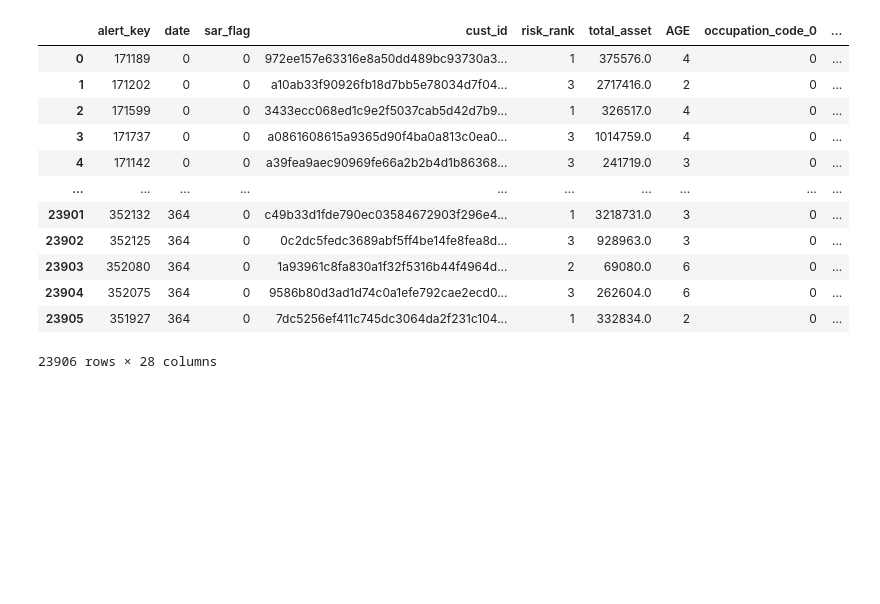
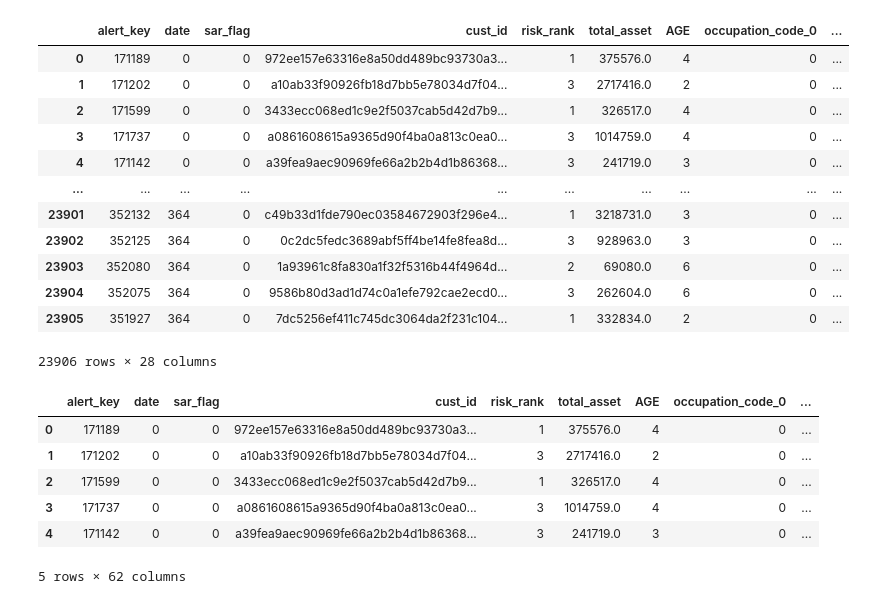
Before and after one commit to NTHU-Projects/dm-suspected-money-laundering-transactions-detection, a Jupyter notebook: experiment2_edwin/create_xdp.ipynb, the cells around one changed output. Saved outputs shown, nothing was run; the diff lists cells and outputs as text; code cells hidden in the pictures; blank space fills up the shorter version.

```diff
--- a/experiment2_edwin/create_xdp.ipynb
+++ b/experiment2_edwin/create_xdp.ipynb
@@ -140,5 +147,17 @@ xdp_final
 | 23904 | 352075 | 364 | 0 | 9586b80d3ad1d74c0a1efe792cae2ecd0... | 3 | 262604.0 | 6 | 0 | ... |
 | 23905 | 351927 | 364 | 0 | 7dc5256ef411c745dc3064da2f231c104... | 1 | 332834.0 | 2 | 0 | ... |
 23906 rows × 28 columns
+# %%
+xdp_final_head = xdp_final.head()
+xdp_final_head = xdp_final_head.progress_apply(calculate_tx, axis=1)
+xdp_final_head
+# %% [output]
+|  | alert_key | date | sar_flag | cust_id | risk_rank | total_asset | AGE | occupation_code_0 | ... |
+| 0 | 171189 | 0 | 0 | 972ee157e63316e8a50dd489bc93730a3... | 1 | 375576.0 | 4 | 0 | ... |
+| 1 | 171202 | 0 | 0 | a10ab33f90926fb18d7bb5e78034d7f04... | 3 | 2717416.0 | 2 | 0 | ... |
+| 2 | 171599 | 0 | 0 | 3433ecc068ed1c9e2f5037cab5d42d7b9... | 1 | 326517.0 | 4 | 0 | ... |
+| 3 | 171737 | 0 | 0 | a0861608615a9365d90f4ba0a813c0ea0... | 3 | 1014759.0 | 4 | 0 | ... |
+| 4 | 171142 | 0 | 0 | a39fea9aec90969fe66a2b2b4d1b86368... | 3 | 241719.0 | 3 | 0 | ... |
+5 rows × 62 columns
 # %%
 xdp_final = xdp_final.progress_apply(calculate_tx, axis=1)
```
Also changed, not shown: parts of 5 cells of this notebook.
